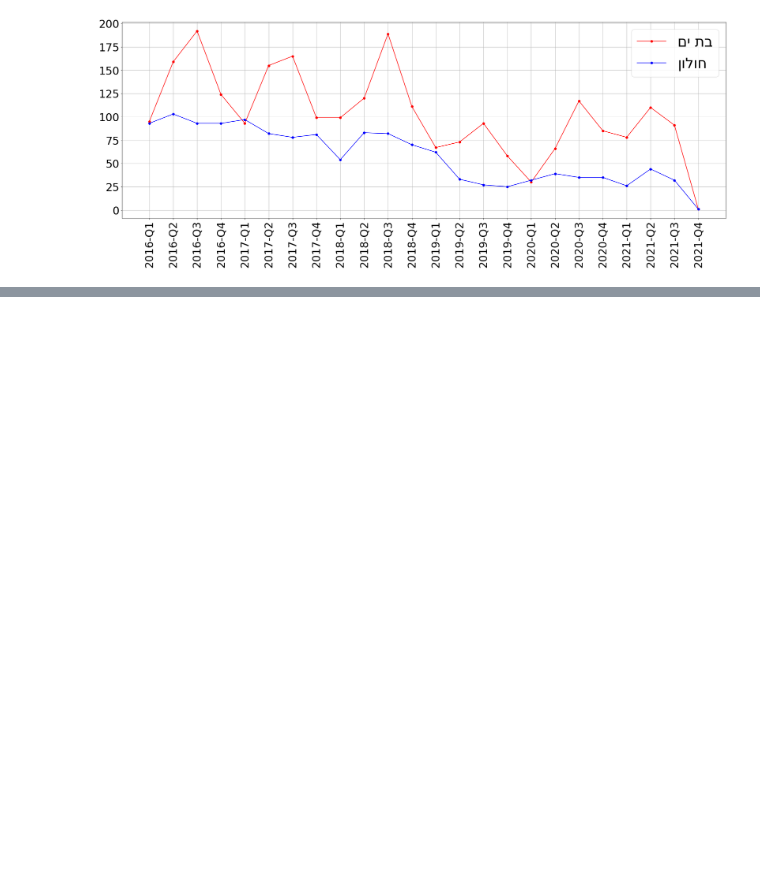
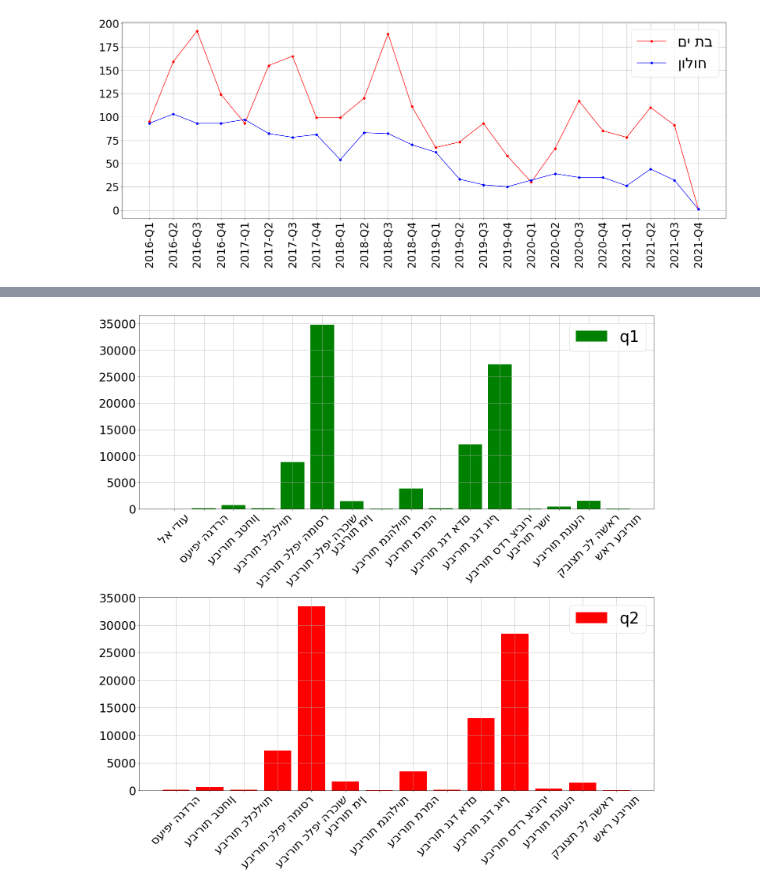
Before and after one commit to MishaTitov/MishtaraReport, a Jupyter notebook: MishtaraReport.ipynb, the cells around one changed output, grey strips where cells are left out. Cells and saved outputs as stored; diff of their text form; code cells hidden in the pictures; blank space fills up the shorter version.

```diff
--- a/MishtaraReport.ipynb
+++ b/MishtaraReport.ipynb
@@ -39,3 +39,6 @@ plt.tick_params(axis='y', labelsize=30)
 plt.grid()
 # %% [output]
 [figure]
+# %%
+tmp_df3 = df.loc[((df['StatisticGroup'].notna()) & (df['StatisticType'].notna()) & (df['Quarter'].notna())), ['StatisticGroup','StatisticType', 'Quarter', 'Tikim']]
+tmp_df3
@@ -41,0 +59,3 @@ plt.grid()
+# %%
+tmp3 = tmp_df3.groupby(['StatisticGroup', 'Quarter'], as_index = False)[['Tikim']].agg('sum')
+tmp3
@@ -41,0 +76,20 @@ plt.grid()
+# %%
+q1 = tmp3.loc[tmp3['Quarter'] == '2017-Q1', 'Tikim']
+q2 = tmp3.loc[tmp3['Quarter'] == '2017-Q2', 'Tikim']
+lab1 = tmp3.loc[(tmp3['Quarter'] == '2017-Q1'), 'StatisticGroup']
+lab2 = tmp3.loc[(tmp3['Quarter'] == '2017-Q2'), 'StatisticGroup']
+
+fig, ax = plt.subplots(2, figsize=(20,20))
+
+p1 = ax[0].bar(lab1, q1, label='q1', color='g')
+p2 = ax[1].bar(lab2, q2, label='q2', color='r')
+
+for i in range(2):
+    ax[i].tick_params(axis='x', labelsize=30, rotation=45)
+    ax[i].tick_params(axis='y', labelsize=30)
+    ax[i].legend(prop={'size':40})
+    ax[i].grid()
+
+fig.tight_layout()
+# %% [output]
+[figure, added]
```
Also changed, not shown: parts of 2 cells of this notebook, 1 other file.
